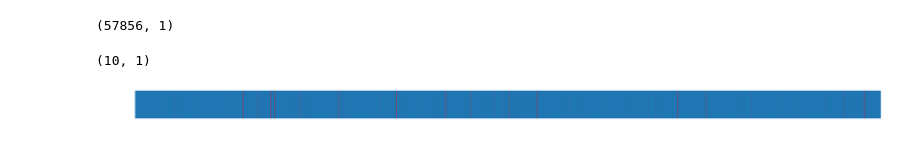
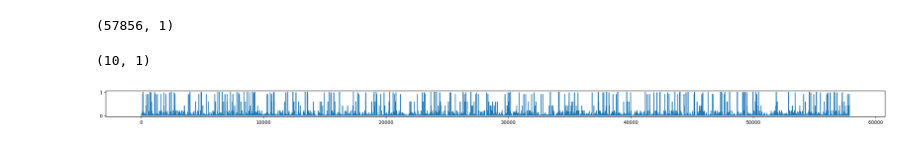
Before and after one commit to holmesec/Learning-with-ChatGPT-web-demo, a Jupyter notebook: dev/Neural Search/result_generation.ipynb, the cells around one changed output. Cells and saved outputs as stored; diff of their text form; code cells hidden in the pictures.

Commit message:
AB statistics / bag_of_words / context selection

```diff
--- a/dev/Neural Search/result_generation.ipynb
+++ b/dev/Neural Search/result_generation.ipynb
@@ -13,7 +13,7 @@ Book and embedding length - remember to restart kernel everytime
 # Define embeddings - remember to change the embeddings file to 1000, 2000 or 4000
 # Select context, context_medium or context_long depending on 1000, 2000 or 4000
 SAVE_RESULTS = False
-embedding_length = [1000, 2000, 4000][2]
+embedding_length = [1000, 2000, 4000][0]
 book = [2450, 'ww2'][1]
 ctx_length_to_name = {1000: 'context', 2000: 'context_medium', 4000: 'context_long'}
 
@@ -450,33 +456,40 @@ output[:10].shape
 # %%
 import numpy as np
 import matplotlib as mpl
 import matplotlib.pyplot as plt
 
 # Get top param: n contexts,
 # increase color intensity for higher values (dot product normalized)
 # How to normalize? Standardize entire output?
 def main(values, title="", size=(14, 1), linewidth=2):
     values = (values - values.min())/(values.max() - values.min())
 
+    # fig, ax = plt.subplots()
     fig, ax = plt.subplots(figsize=size)
-    for i, v in enumerate(values):
-        ax.axvline(i, color=colorFader('#1f77b4', 'red', v), linewidth=linewidth)
+    # for i, v in enumerate(values):
+    #     ax.axvline(i, color=colorFader('#1f77b4', 'red', v), linewidth=linewidth)
+    plt.plot(values)
 
     if title:
         plt.title(title, fontsize=15)
-    ax.set_yticklabels([])
-    ax.set_xticklabels([])
-    ax.axis('off')
+    # ax.set_yticklabels([])
+    # ax.set_xticklabels([])
+    # ax.axis('off')
     plt.show()
 
 def colorFader(c1,c2,mix=0): #fade (linear interpolate) from color c1 (at mix=0) to c2 (mix=1)
     c1=np.array(mpl.colors.to_rgb(c1))
     c2=np.array(mpl.colors.to_rgb(c2))
     return mpl.colors.to_hex((1-mix)*c1 + mix*c2)
 
+_output = output[:1000]
 # main(output, "len = 1", 1)
 # main(output, "len = 2", 2)
-main(output, "", (28,1), 2)
+main(output, "", (30,1), 2)
 # main(output, "", (28,1), 2, True)
+
+# Atomic contexts: Nice to do? - More clear distinction between contexts (too many contexts!), it will give more information of the width of the context.
+# - try with a height instead?
+# - try with a binary color?
 # %% [output]
-[figure, old version]
+[figure, new version]
```
Also changed, not shown: parts of 4 cells of this notebook, 21 other files.
